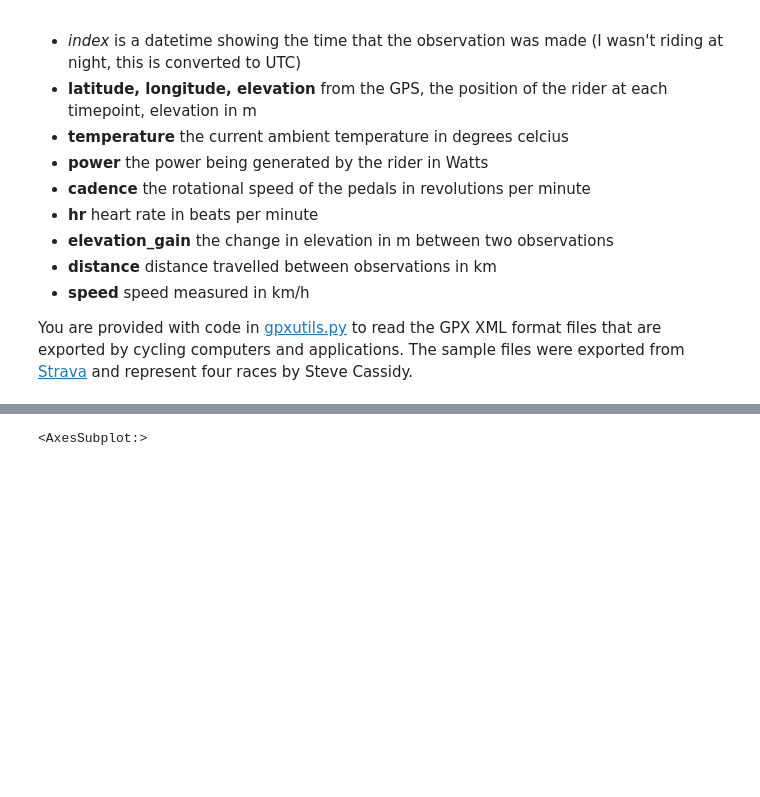
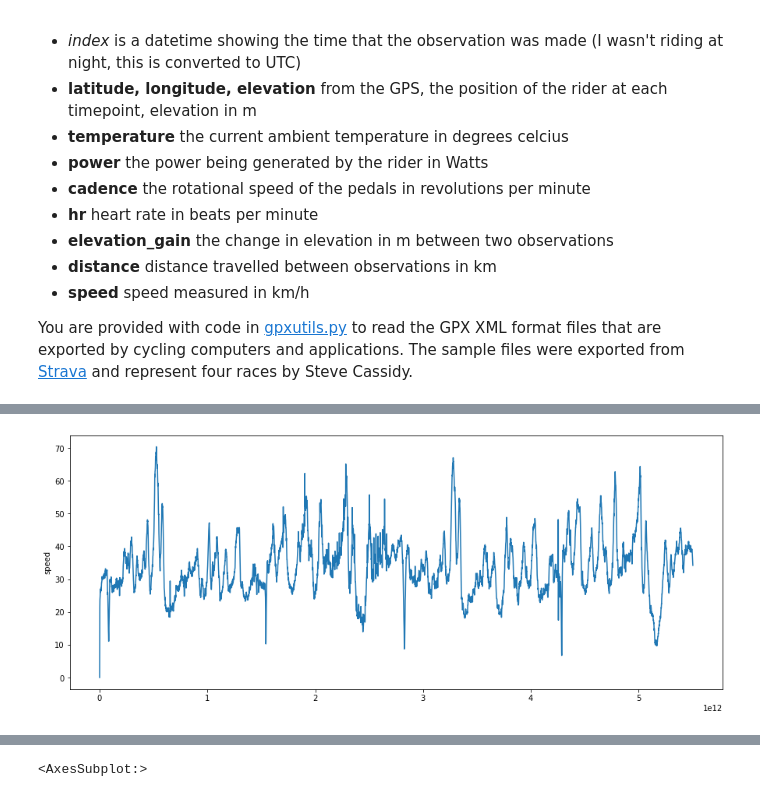
Before and after one commit to liamflannery/data-science-portfolio-liamflannery, a Jupyter notebook: Portfolio 1.ipynb, the cells around one changed output, grey strips where cells are left out. Saved outputs shown, nothing was run; the diff lists cells and outputs as text; code cells hidden in the pictures; blank space fills up the shorter version.

```diff
--- a/Portfolio 1.ipynb
+++ b/Portfolio 1.ipynb
@@ -64,0 +121,5 @@ def summary(dataframe):
+# %%
+plt.figure(figsize = (15,6))
+speedPlot(rr_2019)
+# %% [output]
+[figure, added]
```
Also changed, not shown: parts of 25 cells of this notebook.
